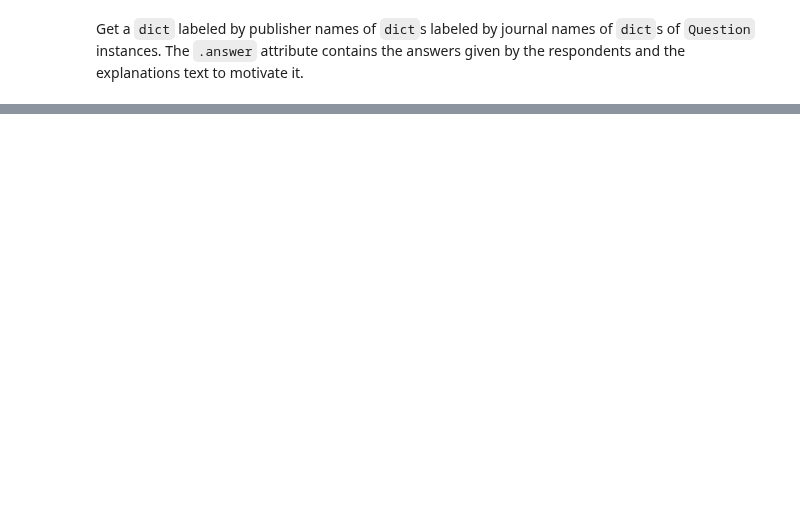
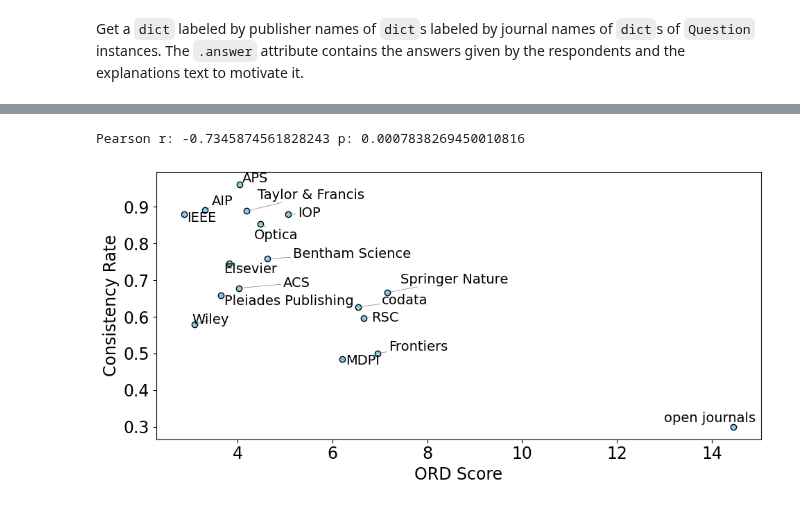
Before and after one commit to daemoncost/Journal-Research-Data-Policy, a Jupyter notebook: notebooks/exploration/analyse_inconsistencies.ipynb, the cells around one changed output, grey strips where cells are left out. Drawn from its saved outputs; the diff is of its cells as text; code cells hidden in the pictures; blank space fills up the shorter version.

Commit message:
add consistency vs ord analysis

```diff
--- a/notebooks/exploration/analyse_inconsistencies.ipynb
+++ b/notebooks/exploration/analyse_inconsistencies.ipynb
@@ -155,0 +357,29 @@ fig.savefig("../../data/processed/inconsistencies.pdf")
+# %%
+for publisher_name in inconsistencies_per_publisher:
+    inconsistencies_per_publisher[publisher_name]["ORD_score"] = sum(publisher_scores[publisher_name].values())
+    inconsistencies_per_publisher[publisher_name]["total"] = sum(inconsistencies_per_publisher[publisher_name].values())
+    inconsistencies_per_publisher[publisher_name]["consistency_rate"] = (inconsistencies_per_publisher[publisher_name]["Consistent"] + inconsistencies_per_publisher[publisher_name].get("Formatting", 0)) / inconsistencies_per_publisher[publisher_name]["total"]
+
+#plot consistency rate vs ORD score
+fig = plt.figure(figsize=(10, 5))
+from adjustText import adjust_text
+x = [inconsistencies_per_publisher[key]["ORD_score"] for key in inconsistencies_per_publisher]
+y = [inconsistencies_per_publisher[key]["consistency_rate"] for key in inconsistencies_per_publisher]
+tags = [key for key in inconsistencies_per_publisher]
+plt.scatter(x, y, color='skyblue', edgecolor='black')
+texts = [plt.text(x[i], y[i], tags[i], fontsize=14) for i in range(len(tags))]
+adjust_text(texts, arrowprops=dict(arrowstyle='-', color='gray', lw=0.5))
+
+plt.xlabel("ORD Score")
+plt.ylabel("Consistency Rate")
+plt.tight_layout()
+fig.savefig("../../data/processed/consistency_vs_ord_score.pdf")
+from scipy.stats import pearsonr, spearmanr
+
+# Pearson correlation (assumes linear relationship)
+r_pearson, p_pearson = pearsonr(x, y)
+
+print("Pearson r:", r_pearson, "p:", p_pearson)
+# %% [output]
+Pearson r: -0.7345874561828243 p: 0.0007838269450010816
+[figure, added]
```
Also changed, not shown: parts of 9 cells of this notebook, 3 other files.
